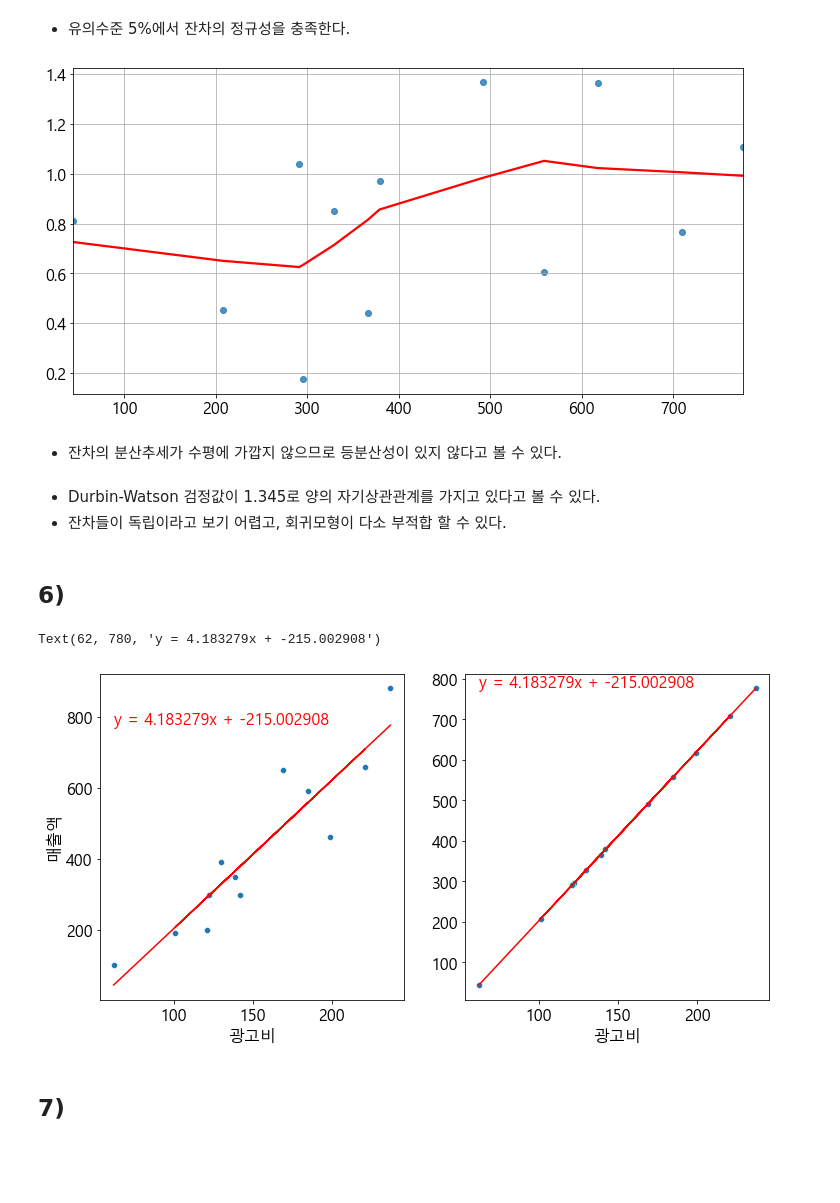
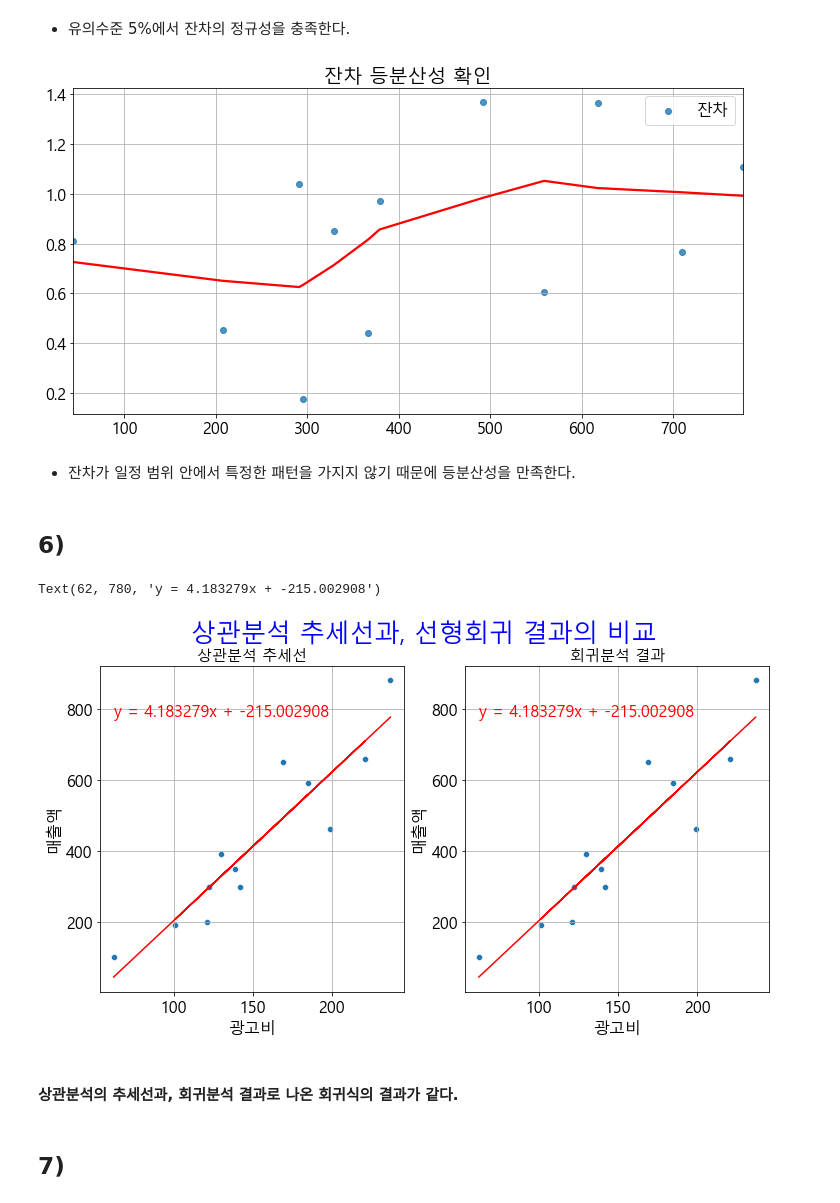
Before and after one commit to junhong-CHEON/python_study, a Jupyter notebook: Untitled10.ipynb, the cells around one changed output. Cells and saved outputs as stored; diff of their text form; code cells hidden in the pictures; blank space fills up the shorter version.

```diff
--- a/Untitled10.ipynb
+++ b/Untitled10.ipynb
@@ -189,38 +217,45 @@ ShapiroResult(statistic=0.9933653473854065, pvalue=0.9999908804893494)
 # %% [markdown]
 - 유의수준 5%에서 잔차의 정규성을 충족한다.
 # %%
-sns.regplot(x=fitted, y=np.sqrt(np.abs(sr)), lowess=True, line_kws={'color': 'red'})
+sns.regplot(x=fitted, y=np.sqrt(np.abs(sr)), lowess=True, line_kws={'color': 'red'}, label = '잔차')
 plt.grid()
+plt.legend()
+plt.title('잔차 등분산성 확인')
 plt.show()
 # %% [output]
-[figure, old version]
+[figure, new version]
 # %% [markdown]
-- 잔차의 분산추세가 수평에 가깝지 않으므로 등분산성이 있지 않다고 볼 수 있다.
+- 잔차가 일정 범위 안에서 특정한 패턴을 가지지 않기 때문에 등분산성을 만족한다.
-# %% [markdown]
-- Durbin-Watson 검정값이 1.345로 양의 자기상관관계를 가지고 있다고 볼 수 있다.
-- 잔차들이 독립이라고 보기 어렵고, 회귀모형이 다소 부적합 할 수 있다.
 # %% [markdown]
 ## 6)
 # %%
 fig, ax = plt.subplots(1,2)
+
+plt.suptitle('상관분석 추세선과, 선형회귀 결과의 비교',fontsize = 25, color = 'blue')
 
 sns.scatterplot(x = '광고비', y = '매출액', data = df, ax = ax[0])
 z = np.polyfit(df['광고비'], df['매출액'] , 1)
 a, b = z
 f = np.poly1d(z)
+ax[0].set_title('상관분석 추세선', fontsize = 15)
+ax[0].grid()
 ax[0].plot(df['광고비'],f(df['광고비']),'#ff0000')
 ax[0].text(df['광고비'].min(), df['매출액'].max() - 100, 'y = %fx + %f' %(a,b), color = 'red')
 
 #--------------------------------------------------------------------------------------------------
-sns.scatterplot(x = '광고비', y = res.fittedvalues, data = df, ax = ax[1])
+sns.scatterplot(x = '광고비', y = '매출액', data = df, ax = ax[1])
 a = res.params.광고비
 b = res.params.Intercept
 
+ax[1].set_title('회귀분석 결과', fontsize = 15)
+ax[1].grid()
 ax[1].plot(df['광고비'],res.fittedvalues,'#ff0000')
 ax[1].text(df['광고비'].min(), df['매출액'].max() - 100, 'y = %fx + %f' %(a,b), color = 'red')
 # %% [output]
 Text(62, 780, 'y = 4.183279x + -215.002908')
-[figure, old version]
+[figure, new version]
+# %% [markdown]
+#### 상관분석의 추세선과, 회귀분석 결과로 나온 회귀식의 결과가 같다.
 # %% [markdown]
 ## 7)
 # %%
```
Also changed, not shown: parts of 6 cells of this notebook, 4 other files.
